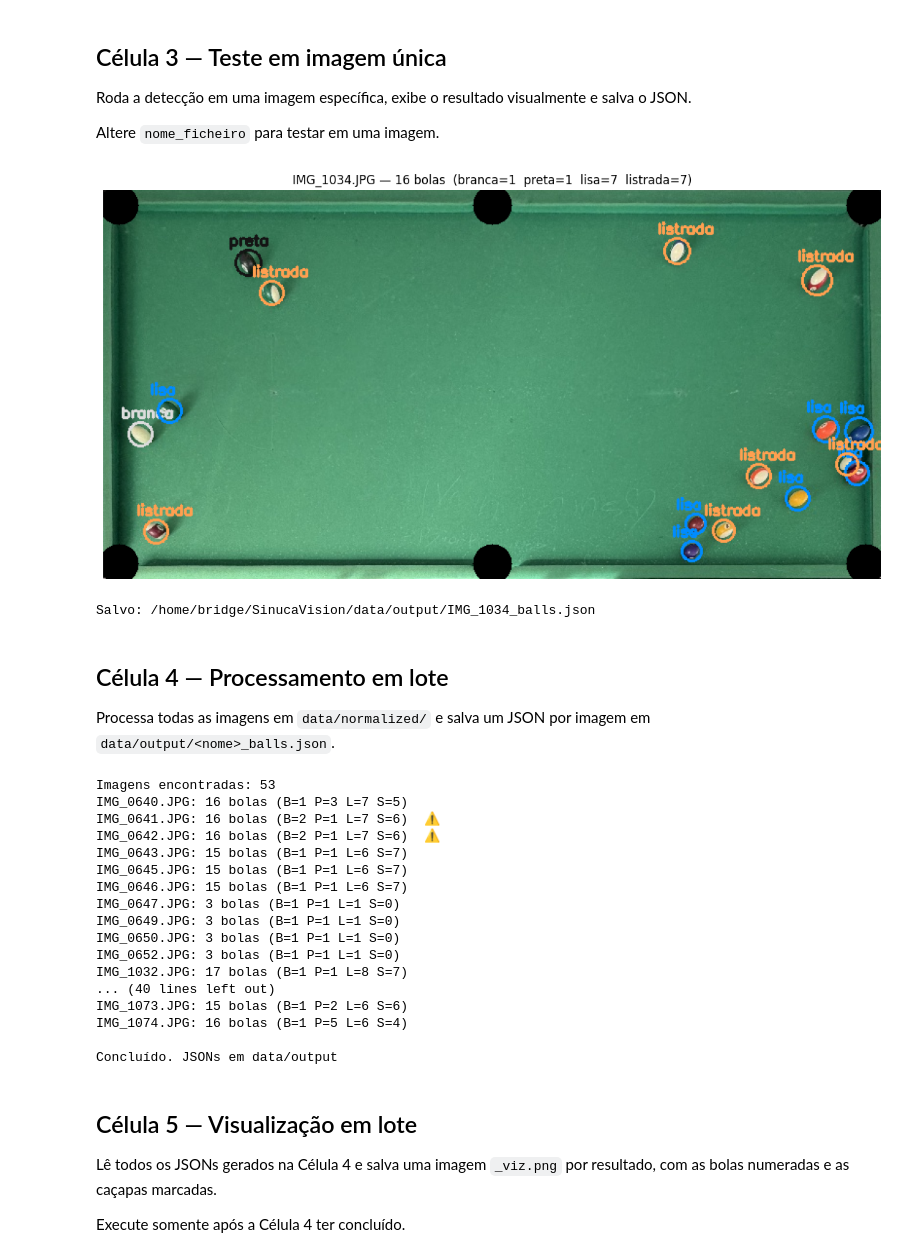
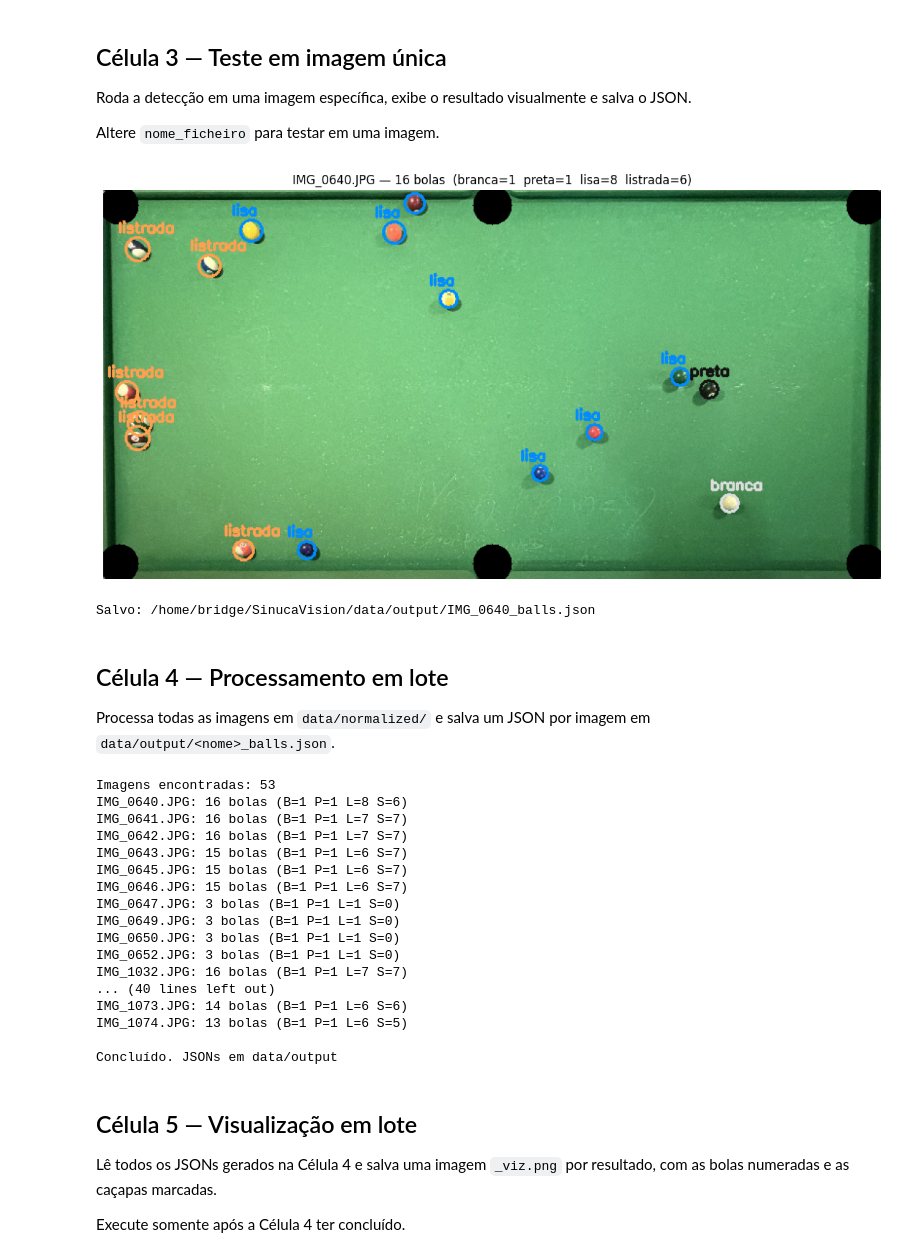
Before and after one commit to julianamirbosio/SinucaVision, a Jupyter notebook: modulo1/04_detector_bolas.ipynb, the cells around one changed output. Saved outputs shown, nothing was run; the diff lists cells and outputs as text; code cells hidden in the pictures.

```diff
--- a/modulo1/04_detector_bolas.ipynb
+++ b/modulo1/04_detector_bolas.ipynb
@@ -100,7 +100,7 @@ Roda a detecção em uma imagem específica, exibe o resultado visualmente e sal
 
 Altere `nome_ficheiro` para testar em uma imagem.
 # %%
-nome_ficheiro = 'IMG_1034.JPG'
+nome_ficheiro = 'IMG_0640.JPG'
 nome_base     = os.path.splitext(nome_ficheiro)[0]
 caminho_img   = os.path.join(CAMINHO_NORMALIZED, nome_ficheiro)
 imagem        = cv2.imread(caminho_img)
@@ -118,35 +118,35 @@ vis = imagem.copy()
 
 for cacapa in dados['cacapas']:
     cv2.circle(vis, (cacapa['x'], cacapa['y']), 20, (0, 0, 0), -1)
 
 for bola in dados['bolas']:
     cx, cy, raio, tipo = bola['x'], bola['y'], bola['raio'], bola['tipo']
     cor = COR_TIPO.get(tipo, (0, 255, 0))
     cv2.circle(vis, (cx, cy), raio, cor, 2)
     cv2.putText(vis, tipo, (cx - 20, cy - raio - 5),
                 cv2.FONT_HERSHEY_SIMPLEX, 0.5, cor, 2)
 
 n_b = sum(1 for b in dados['bolas'] if b['tipo'] == 'branca')
 n_p = sum(1 for b in dados['bolas'] if b['tipo'] == 'preta')
 n_l = sum(1 for b in dados['bolas'] if b['tipo'] == 'lisa')
 n_s = sum(1 for b in dados['bolas'] if b['tipo'] == 'listrada')
 
 plt.figure(figsize=(14, 8))
 plt.imshow(cv2.cvtColor(vis, cv2.COLOR_BGR2RGB))
 plt.title(f'{nome_ficheiro} — {len(dados["bolas"])} bolas  '
           f'(branca={n_b}  preta={n_p}  lisa={n_l}  listrada={n_s})')
 plt.axis('off')
 plt.show()
 
 # Salva JSON
 os.makedirs(CAMINHO_OUTPUT, exist_ok=True)
 caminho_json = os.path.join(CAMINHO_OUTPUT, f'{nome_base}_balls.json')
 with open(caminho_json, 'w', encoding='utf-8') as f:
     json.dump(dados, f, indent=4, ensure_ascii=False)
 print(f'Salvo: {caminho_json}')
 # %% [output]
-[figure, old version]
+[figure, new version]
-Salvo: /home/bridge/SinucaVision/data/output/IMG_1034_balls.json
+Salvo: /home/bridge/SinucaVision/data/output/IMG_0640_balls.json
 # %% [markdown]
 ## Célula 4 — Processamento em lote
 
@@ -185,9 +185,9 @@ for caminho_img in imagens:
 print(f'\nConcluído. JSONs em data/output')
 # %% [output]
 Imagens encontradas: 53
-IMG_0640.JPG: 16 bolas (B=1 P=3 L=7 S=5)
-IMG_0641.JPG: 16 bolas (B=2 P=1 L=7 S=6)  ⚠
-IMG_0642.JPG: 16 bolas (B=2 P=1 L=7 S=6)  ⚠
+IMG_0640.JPG: 16 bolas (B=1 P=1 L=8 S=6)
+IMG_0641.JPG: 16 bolas (B=1 P=1 L=7 S=7)
+IMG_0642.JPG: 16 bolas (B=1 P=1 L=7 S=7)
 IMG_0643.JPG: 15 bolas (B=1 P=1 L=6 S=7)
 IMG_0645.JPG: 15 bolas (B=1 P=1 L=6 S=7)
 IMG_0646.JPG: 15 bolas (B=1 P=1 L=6 S=7)
@@ -195,10 +195,10 @@ IMG_0647.JPG: 3 bolas (B=1 P=1 L=1 S=0)
 IMG_0649.JPG: 3 bolas (B=1 P=1 L=1 S=0)
 IMG_0650.JPG: 3 bolas (B=1 P=1 L=1 S=0)
 IMG_0652.JPG: 3 bolas (B=1 P=1 L=1 S=0)
-IMG_1032.JPG: 17 bolas (B=1 P=1 L=8 S=7)
+IMG_1032.JPG: 16 bolas (B=1 P=1 L=7 S=7)
 ... (40 lines left out)
-IMG_1073.JPG: 15 bolas (B=1 P=2 L=6 S=6)
-IMG_1074.JPG: 16 bolas (B=1 P=5 L=6 S=4)
+IMG_1073.JPG: 14 bolas (B=1 P=1 L=6 S=6)
+IMG_1074.JPG: 13 bolas (B=1 P=1 L=6 S=5)
 
 Concluído. JSONs em data/output
 # %% [markdown]
```
Also changed, not shown: parts of 1 cell of this notebook, 4 other files.
